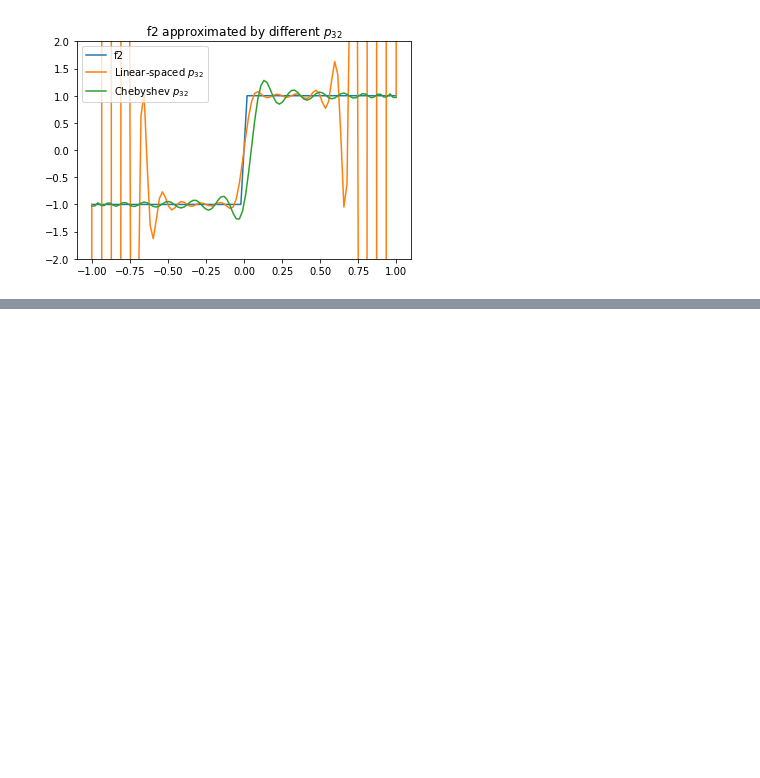
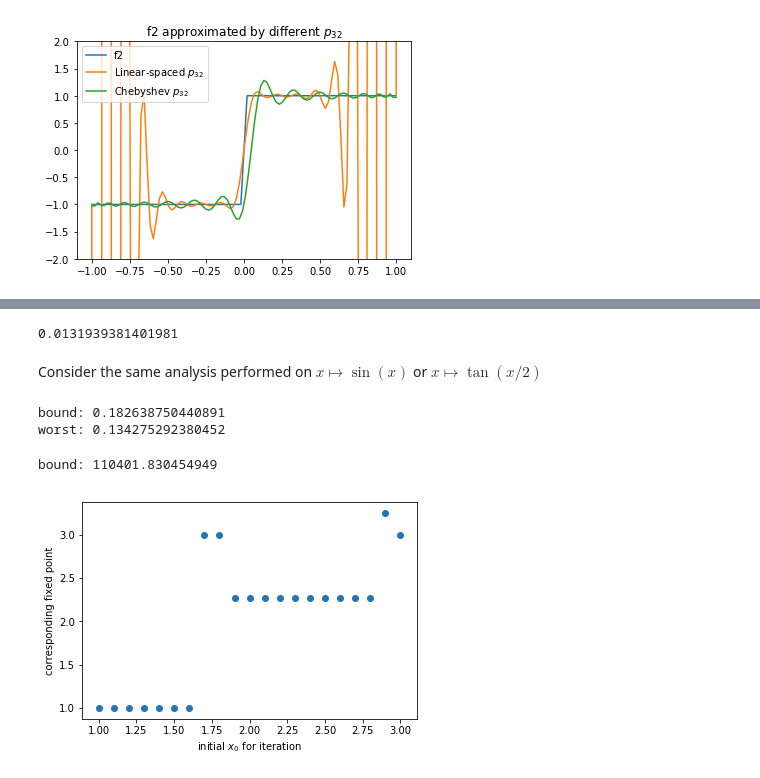
Before and after one commit to coltongrainger/fy18num, a Jupyter notebook: hw4/2018-07-19-interpolation.ipynb, the cells around one changed output, grey strips where cells are left out. Cells and saved outputs as stored; diff of their text form; code cells hidden in the pictures; blank space fills up the shorter version.

```diff
--- a/hw4/2018-07-19-interpolation.ipynb
+++ b/hw4/2018-07-19-interpolation.ipynb
@@ -375,0 +520,45 @@ In other words, Chebyshev sample points seem to produce sequences of polynomials
+# %%
+err.subs(x, 1.92).evalf()
+# %% [output]
+0.0131939381401981
+# %% [markdown]
+Consider the same analysis performed on $x \mapsto \sin(x)$ or $x \mapsto \tan(x/2)$
+# %%
+f = lambda x: x*sym.sin(x)
+coordinates = lagherm_coords(f,vecx)
+H = lambda t: lagherm_interpol(coordinates, basis, t)
+print('bound: ' + str(hermite_error_bound(f, vecx).evalf()))
+
+err = f(sym.Symbol('x')) - H(sym.Symbol('x'))
+g = lambda t: t - (sym.diff(err,x)/sym.diff(err,x,2)).subs(x,t)
+c = fixedpt(g, 2, eps, Nmax)[-1]
+print('worst: ' + str(err.subs(x,c).evalf()))
+# %% [output]
+bound: 0.182638750440891
+worst: 0.134275292380452
+# %%
+f = lambda x: x*sym.tan(x/2)
+coordinates = lagherm_coords(f,vecx)
+H = lambda t: lagherm_interpol(coordinates, basis, t)
+err = f(sym.Symbol('x')) - H(sym.Symbol('x'))
+g = lambda t: t - (sym.diff(err,x)/sym.diff(err,x,2)).subs(x,t)
+
+print('bound: ' + str(hermite_error_bound(f, vecx).evalf()))
+# %% [output]
+bound: 110401.830454949
+# %%
+# Since the error changes dramatically when interpolating tangent, finding the
+# extrema of the error function is a bit trickier.
+regimes = np.empty((0,3), float)
+for x0 in np.linspace(1,3,21):
+    c = fixedpt(g, x0, eps, Nmax)[-1]
+    fc = err.subs(x,c).evalf()
+    regimes = np.vstack([regimes,\
+              np.array([x0, c, fc]).astype(float)])
+# %%
+plt.scatter(regimes[0:, 0], regimes[0:, 1])
+plt.xlabel('initial $x_0$ for iteration')
+plt.ylabel('corresponding fixed point')
+plt.show()
+# %% [output]
+[figure, added]
```
Also changed, not shown: parts of 23 cells of this notebook.
